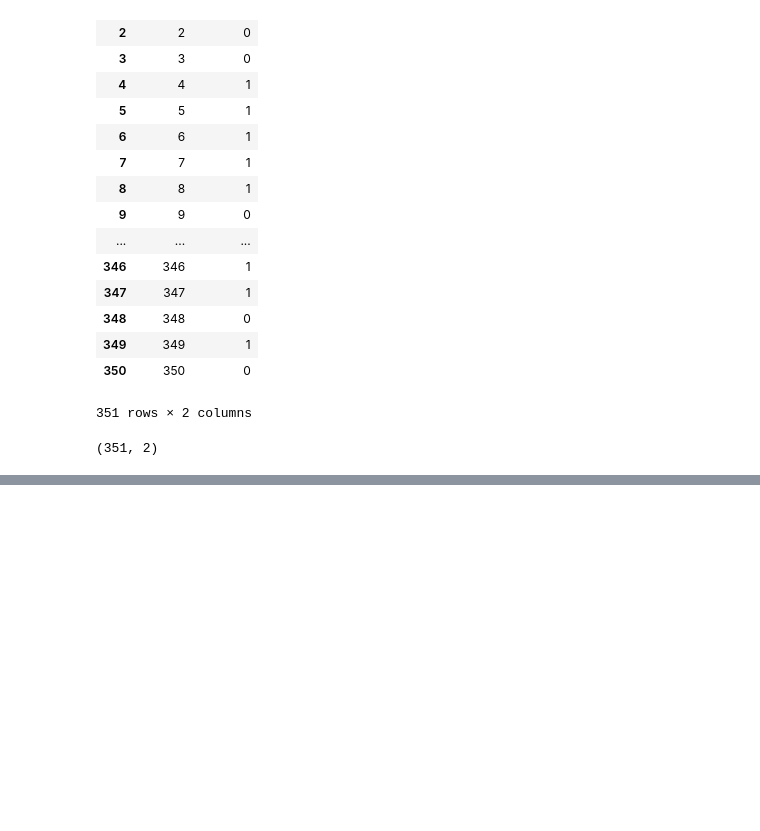
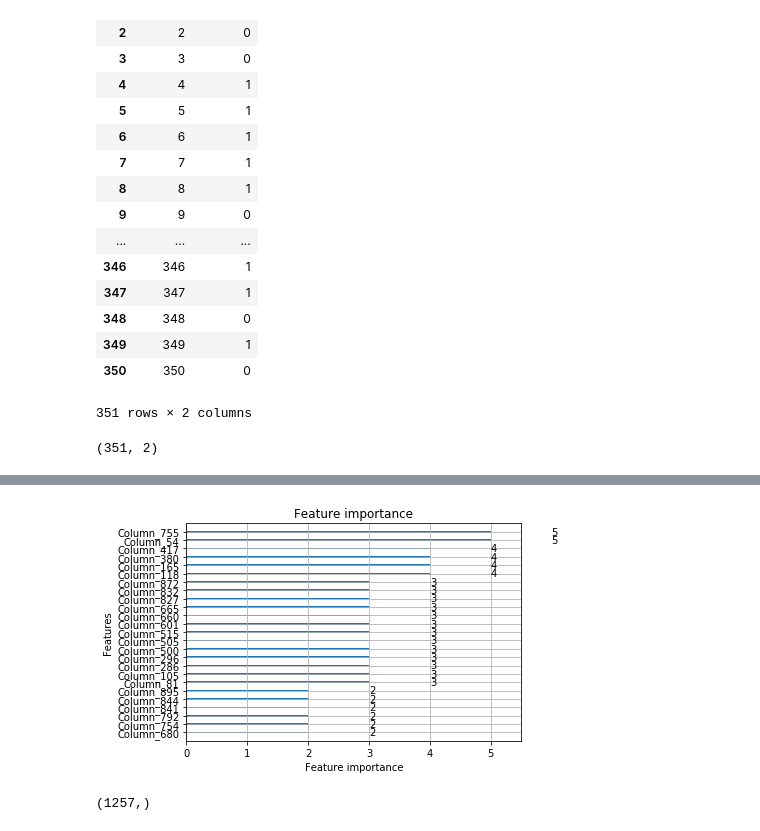
Before and after one commit to BKHV/ATM-Challenge, a Jupyter notebook: ATM2.ipynb, the cells around one changed output, grey strips where cells are left out. Drawn from its saved outputs; the diff is of its cells as text; code cells hidden in the pictures; blank space fills up the shorter version.

```diff
--- a/ATM2.ipynb
+++ b/ATM2.ipynb
@@ -19,10 +19,7 @@ from sklearn.preprocessing import normalize
 #
 
 train = pd.read_csv('train.csv',sep=';')
-
-train['addnew'] = train.Prices * train.Amount * orders_df.C
-
-columns = ['cash_in_out','display_type','scanner_code_reader']
+columns = ['cash_in_out','display_type','scanner_code_reader','atm_id']
 train.drop(columns, inplace=True, axis=1)
 
 # get the labels
@@ -40,6 +37,10 @@ x, x_test, y, y_test = train_test_split(x, y, test_size=0.2, random_state=42, st
 
 train_data = lightgbm.Dataset(x, label=y)
 test_data = lightgbm.Dataset(x_test, label=y_test)
+
+#w = np.random.rand(903, )
+#train_data.set_weight(w)
+
 #
 # Train the model
 #
@@ -47,14 +48,14 @@ test_data = lightgbm.Dataset(x_test, label=y_test)
 parameters = {
     'application': 'binary',
     'objective': 'binary',
-    'metric': 'auc',
+    'metric': ['auc'],
     'is_unbalance': 'true',
     'boosting': 'gbdt',
-    'num_leaves': 31,
+    'num_leaves': 20,
     'feature_fraction': 0.5,
     'bagging_fraction': 0.5,
     'bagging_freq': 20,
-    'learning_rate': 0.05,
+    'learning_rate': 0.03,
     'verbose': 0
 }
 
@@ -64,8 +65,10 @@ model = lightgbm.train(parameters,
                        num_boost_round=5000,
                        early_stopping_rounds=100)
 
+
 print('Save model...')
 # save model to file
 # AUC 0.67 - 70
+# AUC 0.65 - 65
 model.save_model('model.txt')
 # %% [output]
@@ -129,0 +202,10 @@ output.shape
+# %%
+import matplotlib.pyplot as plt
+ax = lightgbm.plot_importance(gbm, max_num_features=25)
+plt.show()
+# %% [output]
+[figure, added]
+# %%
+gridsearch.predict(x_test).shape
+# %% [output]
+(1257,)
```
Also changed, not shown: parts of 7 cells of this notebook, 4 other files.
